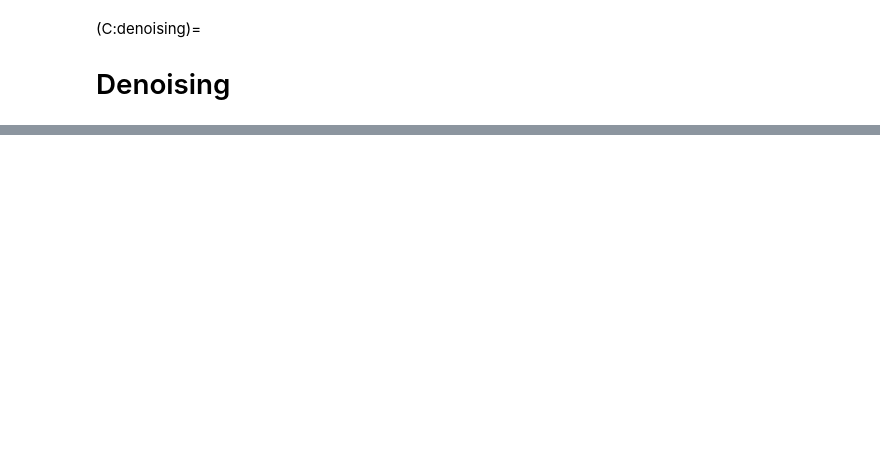
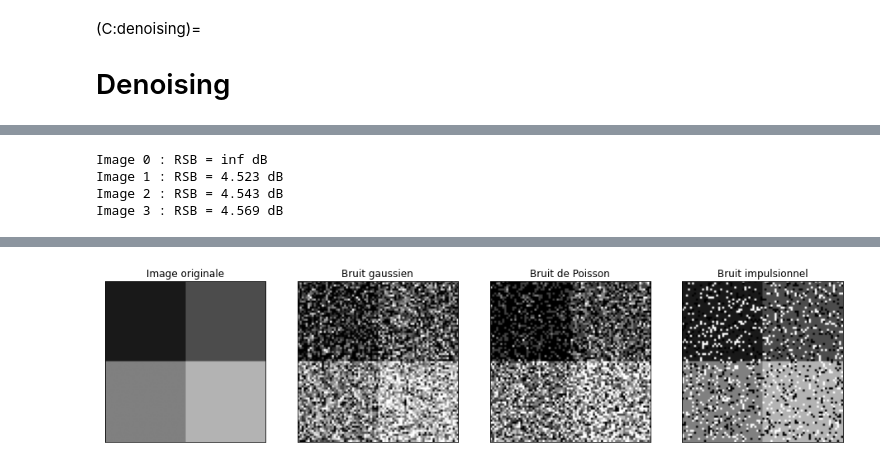
Before and after one commit to vincmazet/ftip, a Jupyter notebook: _sources/denoising.ipynb, the cells around one changed output, grey strips where cells are left out. Drawn from its saved outputs; the diff is of its cells as text; code cells hidden in the pictures; blank space fills up the shorter version.

Commit message:
denoising + deconvolution

```diff
--- a/_sources/denoising.ipynb
+++ b/_sources/denoising.ipynb
@@ -5,0 +167,36 @@
+# %%
+# Exemple de différents bruits de même RSB sur une mire
+
+def rsb(x, y):
+    Px = np.linalg.norm(x)**2
+    Pb = np.linalg.norm(x-y)**2
+    return 10*np.log10(Px/Pb)
+
+# Images
+N = 40
+coeffs = np.array([[.1, .3], [.5, .7]])
+pattern = np.ones((N,N))
+x = np.kron(coeffs, pattern)
+imgs = [
+    x,
+    random_noise(x, mode="gaussian", clip=True, mean=0, var=0.11),
+    random_noise(x, mode="poisson", clip=True),
+    random_noise(x, mode="s&p", clip=False, amount=.23)
+]
+tit = ["Image originale", "Bruit gaussien", "Bruit de Poisson", "Bruit impulsionnel"]
+
+# Affichage
+fig, ax = plt.subplots(1,4,figsize=(16,4))
+for i in range(4):
+    ax[i].imshow(imgs[i], cmap="gray", vmin=0, vmax=1)
+    ax[i].set_xticks([])
+    ax[i].set_yticks([])
+    ax[i].set_title(tit[i])
+    print(f"Image {i} : RSB = {rsb(x,imgs[i]):.3f} dB")
+
+glue("G:denoising:three-noises", fig, display=False)
+# %% [output]
+Image 0 : RSB = inf dB
+Image 1 : RSB = 4.523 dB
+Image 2 : RSB = 4.543 dB
+Image 3 : RSB = 4.569 dB
@@ -5,0 +204 @@
+[figure, added]
```
Also changed, not shown: parts of 11 cells of this notebook, 56 other files.
